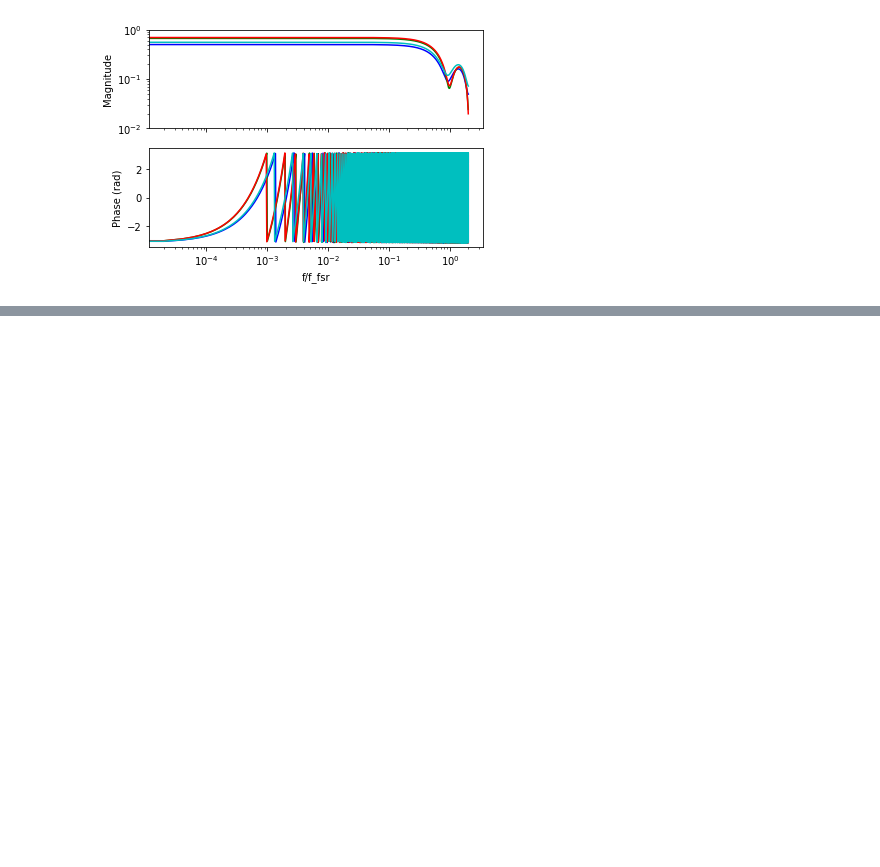
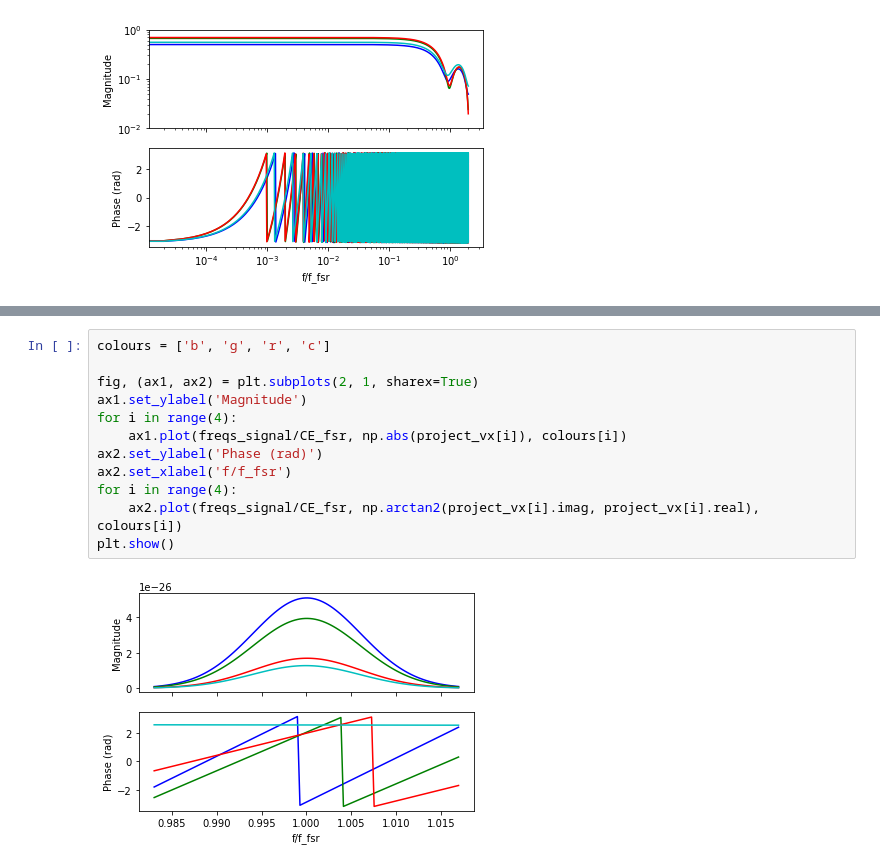
Before and after one commit to charrybdis/gw-detectors_modified, a Jupyter notebook: antenna_responses_test.ipynb, the cells around one changed output, grey strips where cells are left out. Cells and saved outputs as stored; diff of their text form; blank space fills up the shorter version.

```diff
--- a/antenna_responses_test.ipynb
+++ b/antenna_responses_test.ipynb
@@ -419,0 +472,14 @@ plt.show()
+# %%
+colours = ['b', 'g', 'r', 'c']
+
+fig, (ax1, ax2) = plt.subplots(2, 1, sharex=True)
+ax1.set_ylabel('Magnitude')
+for i in range(4):
+    ax1.plot(freqs_signal/CE_fsr, np.abs(project_vx[i]), colours[i])
+ax2.set_ylabel('Phase (rad)')
+ax2.set_xlabel('f/f_fsr')
+for i in range(4):
+    ax2.plot(freqs_signal/CE_fsr, np.arctan2(project_vx[i].imag, project_vx[i].real), colours[i])
+plt.show()
+# %% [output]
+[figure, added]
```
Also changed, not shown: parts of 6 cells of this notebook, 10 other files.
